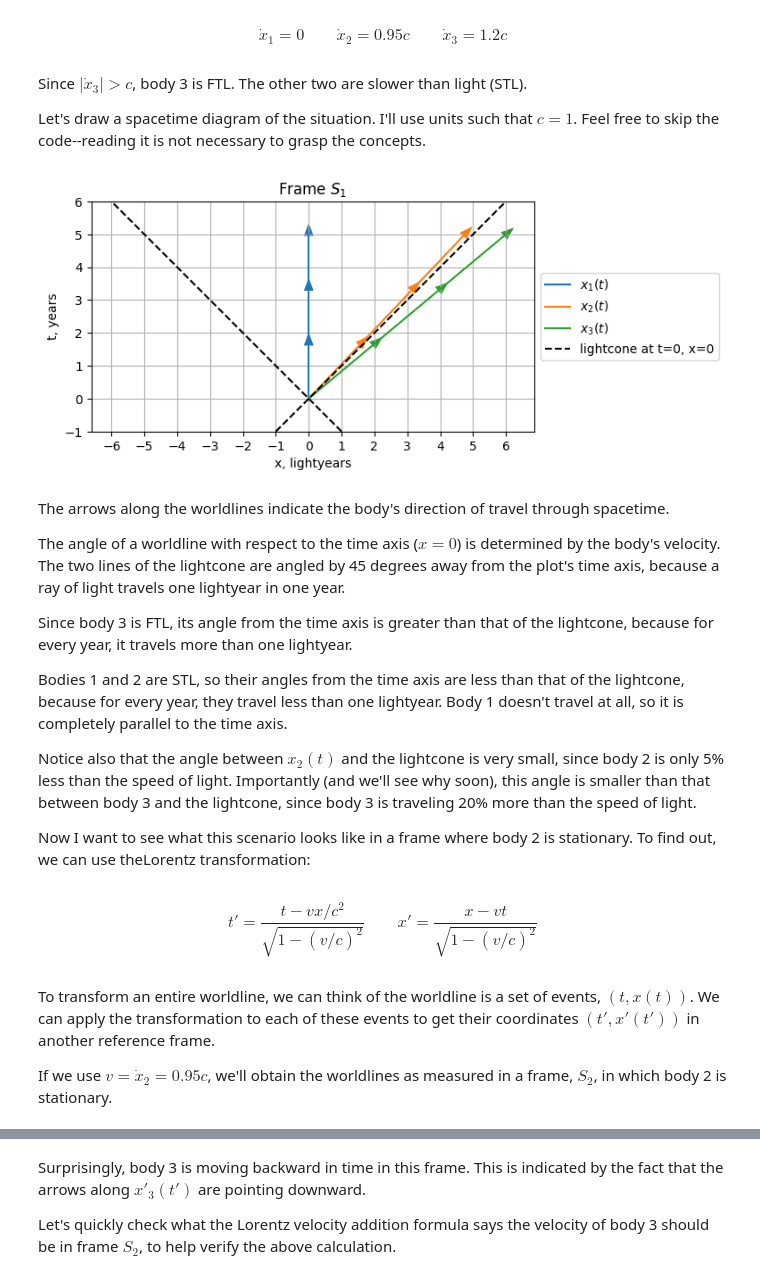
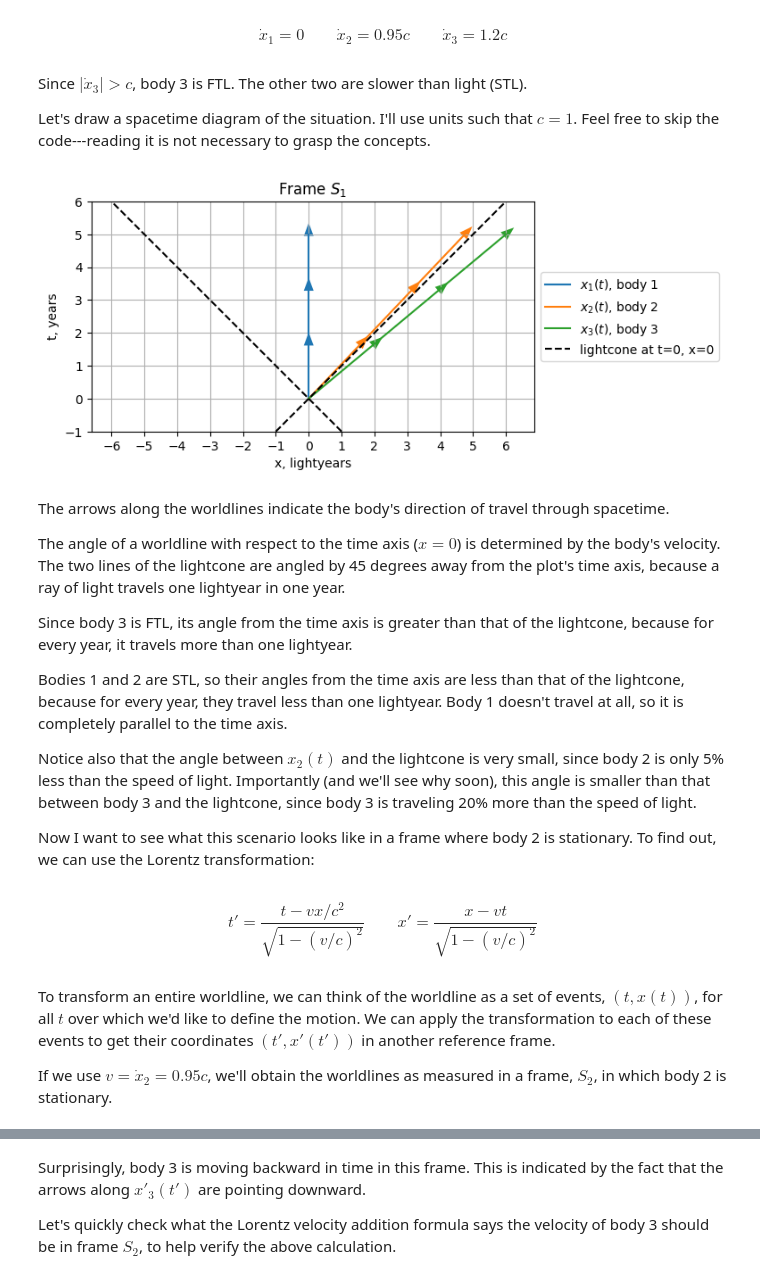
Before and after one commit to kurtamohler/notes, a Jupyter notebook: physics/FTL in SR.ipynb, the cells around one changed output, grey strips where cells are left out. Cells and saved outputs as stored; diff of their text form; code cells hidden in the pictures.

```diff
--- a/physics/FTL in SR.ipynb
+++ b/physics/FTL in SR.ipynb
@@ -25,7 +25,7 @@ $$
 # %% [markdown]
 Since $|\dot x_3| > c$, body 3 is FTL. The other two are slower than light (STL).
 
-Let's draw a spacetime diagram of the situation. I'll use units such that $c = 1$. Feel free to skip the code--reading it is not necessary to grasp the concepts.
+Let's draw a spacetime diagram of the situation. I'll use units such that $c = 1$. Feel free to skip the code---reading it is not necessary to grasp the concepts.
 # %%
 import numpy as np
 import matplotlib.pyplot as plt
@@ -65,37 +65,37 @@ def plot_worldlines(*worldlines, t_limit_past=None, t_limit_future=None, x_limit
     plot_lightcone(
         0, 0,
         t_limit_past=-10 if t_limit_past is None else t_limit_past,
         t_limit_future=10 if t_limit_future is None else t_limit_future,
     )
     plt.xlabel('x, lightyears')
     plt.ylabel('t, years')
     plt.axis('square')
     plt.ylim(t_limit_past, t_limit_future)
     plt.xlim(x_limit_left, x_limit_right)
     ax = plt.gca()
     ax.xaxis.set_major_locator(ticker.MultipleLocator(grid_interval))
     ax.yaxis.set_major_locator(ticker.MultipleLocator(grid_interval))
     plt.grid()
     plt.title(title)
     ax.legend(loc='center left', bbox_to_anchor=(1, 0.5))
 
 t_S1 = np.linspace(0, 5, 100)
 x1_S1 = 0 * t_S1
 x2_S1 = 0.95 * c * t_S1
 x3_S1 = 1.2 * c * t_S1
 
 plot_worldlines(
-    (t_S1, x1_S1, "$x_1(t)$"),
-    (t_S1, x2_S1, "$x_2(t)$"),
-    (t_S1, x3_S1, "$x_3(t)$"),
+    (t_S1, x1_S1, "$x_1(t)$, body 1"),
+    (t_S1, x2_S1, "$x_2(t)$, body 2"),
+    (t_S1, x3_S1, "$x_3(t)$, body 3"),
     t_limit_past=-1,
     t_limit_future=6,
     title='Frame $S_1$',
 )
 
 plt.show()
 # %% [output]
-[figure, old version]
+[figure, new version]
 # %% [markdown]
 The arrows along the worldlines indicate the body's direction of travel through spacetime.
 
@@ -107,7 +107,7 @@ Bodies 1 and 2 are STL, so their angles from the time axis are less than that of
 
 Notice also that the angle between $x_2(t)$ and the lightcone is very small, since body 2 is only 5% less than the speed of light. Importantly (and we'll see why soon), this angle is smaller than that between body 3 and the lightcone, since body 3 is traveling 20% more than the speed of light.
 
-Now I want to see what this scenario looks like in a frame where body 2 is stationary. To find out, we can use theLorentz transformation:
+Now I want to see what this scenario looks like in a frame where body 2 is stationary. To find out, we can use the Lorentz transformation:
 # %% [markdown]
 $$
 t' = \frac{t - v x / c^2}{\sqrt{1 - (v / c)^2}}
@@ -115,7 +115,7 @@ t' = \frac{t - v x / c^2}{\sqrt{1 - (v / c)^2}}
 x' = \frac{x - v t}{\sqrt{1 - (v / c)^2}}
 $$
 # %% [markdown]
-To transform an entire worldline, we can think of the worldline is a set of events, $(t, x(t))$. We can apply the transformation to each of these events to get their coordinates $(t', x'(t'))$ in another reference frame.
+To transform an entire worldline, we can think of the worldline as a set of events, $(t, x(t))$, for all $t$ over which we'd like to define the motion. We can apply the transformation to each of these events to get their coordinates $(t', x'(t'))$ in another reference frame.
 
 If we use $v = \dot x_2 = 0.95 c$, we'll obtain the worldlines as measured in a frame, $S_2$, in which body 2 is stationary.
 # %%
```
Also changed, not shown: parts of 6 cells of this notebook, 2 other files.
